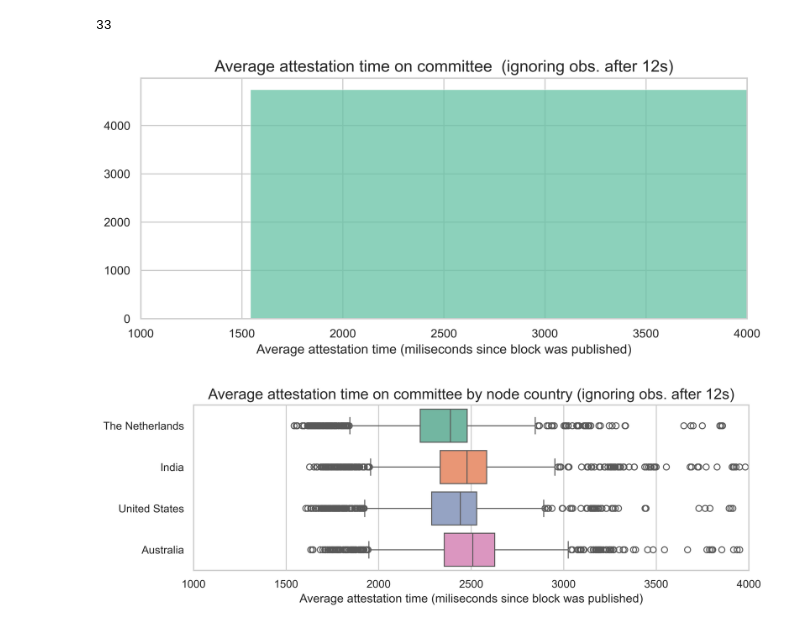
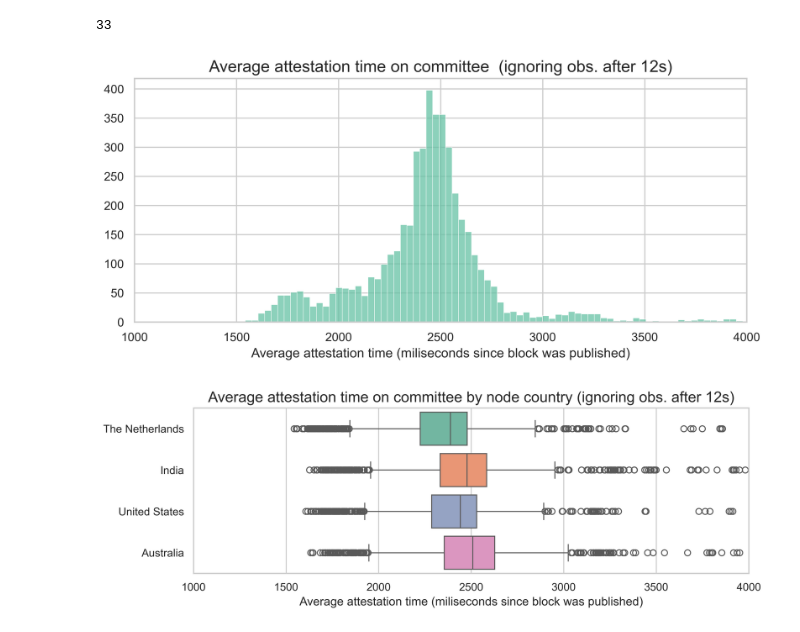
Before and after one commit to misilva73/eth-slot-analysis, a Jupyter notebook: notebooks/2.2-committee-attestations-with-relay.ipynb, the cells around one changed output. Saved outputs shown, nothing was run; the diff lists cells and outputs as text; code cells hidden in the pictures.

```diff
--- a/notebooks/2.2-committee-attestations-with-relay.ipynb
+++ b/notebooks/2.2-committee-attestations-with-relay.ipynb
@@ -64,7 +61,7 @@ Now, we are loading the data from ultrasound relay.
 # %%
 # Load raw data from ultrasound
 publish_file = os.path.join(
-    repo_dir, "data", "ultrasoud_payload_publish_time_07_21_17_32.csv"
+    repo_dir, "data","relay", "ultrasoud_payload_publish_time_07_21_17_32.csv"
 )
 publish_df = pd.read_csv(publish_file)
 # Cleanup dataset
@@ -147,16 +144,16 @@ print(len(df[df["attes_time_avg"]>=12000]))
 # %%
 plt.figure(figsize=(10, 4))
 sns.histplot(
-    data=df,
+    data=df[df["attes_time_avg"]<12000],
     x="attes_time_avg"
 )
 plt.xlim(1000,4000)
 plt.title("Average attestation time on committee  (ignoring obs. after 12s)")
 plt.ylabel("")
 plt.xlabel("Average attestation time (miliseconds since block was published)")
 plt.show()
 # %% [output]
-[figure, old version]
+[figure, new version]
 # %%
 plt.figure(figsize=(10, 3))
 sns.boxplot(
```
Also changed, not shown: parts of 1 cell of this notebook.
